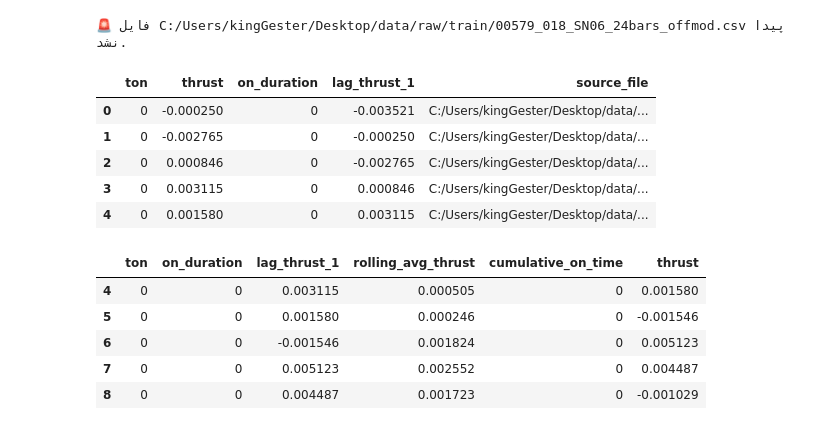
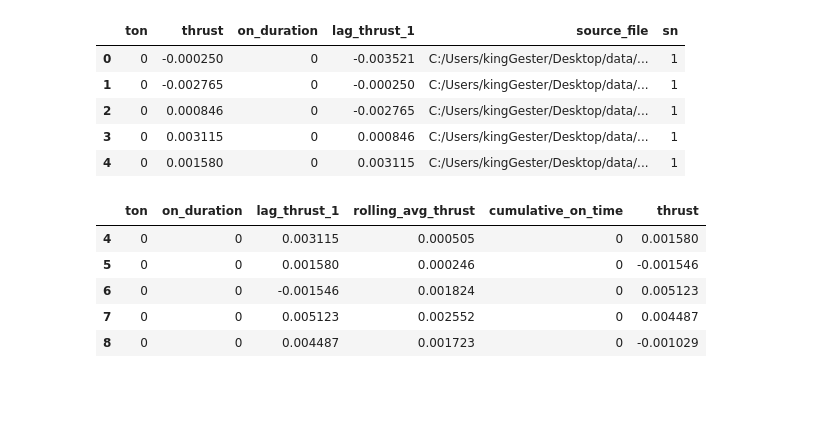
Before and after one commit to KingGester/spacecraft-thruster-prediction, a Jupyter notebook: notebooks/03_dynamic_features_model.ipynb, the cells around one changed output. Cells and saved outputs as stored; diff of their text form; code cells hidden in the pictures; blank space fills up the shorter version.

```diff
--- a/notebooks/03_dynamic_features_model.ipynb
+++ b/notebooks/03_dynamic_features_model.ipynb
@@ -7,13 +7,13 @@ meta = pd.read_csv(metadata_path)
 
 
 def get_full_path(row):
-    folder = 'train' if row['sn'] <= 12 else 'test'
+    folder = 'train' if row['sn'] <= 4 else 'test'
     return f"C:/Users/kingGester/Desktop/data/raw/{folder}/{row['filename']}"
 
 meta['full_path'] = meta.apply(get_full_path, axis=1)
 
 
-train_data = meta[meta['sn'] <= 12]
+train_data = meta[meta['sn'] <= 4]
 
 
 def process_test_file(file_path, target_column='thrust'):
@@ -39,41 +39,47 @@ def process_test_file(file_path, target_column='thrust'):
                 count = 0
             on_duration.append(count)
         df['on_duration'] = on_duration
 
         # ویژگی lag thrust
         df['lag_thrust_1'] = df[target_column].shift(1)
         df.dropna(inplace=True)
 
         df['source_file'] = file_path
         return df
 
     except Exception as e:
         print(f"🚨 خطا در فایل {file_path}: {e}")
         return None
 
 
 
 
 
 # جمع‌آوری داده‌ها
-all_train_frames = []
+# مشکل این کد این است که متغیر all_train_frames قبل از استفاده تعریف نشده است.
+# باید قبل از حلقه، all_train_frames را به صورت یک لیست خالی تعریف کنید:
+
+all_train_frames = []  # 🟥 اضافه کردن این خط برای رفع خطا
 
 for idx, row in train_data.iterrows():
     file_path = row['full_path']
+    sn_value = row['sn']  # 🟡 مقدار SN از metadata
+
     df = process_test_file(file_path, target_column='thrust')
     if df is not None:
+        df['sn'] = sn_value  # 🟢 اضافه کردن SN به هر رکورد
         all_train_frames.append(df)
+
 
 df_train = pd.concat(all_train_frames, ignore_index=True)
 df_train.head()
 # %% [output]
-🚨 فایل C:/Users/kingGester/Desktop/data/raw/train/00579_018_SN06_24bars_offmod.csv پیدا نشد.
-|  | ton | thrust | on_duration | lag_thrust_1 | source_file |
-| 0 | 0 | -0.000250 | 0 | -0.003521 | C:/Users/kingGester/Desktop/data/... |
-| 1 | 0 | -0.002765 | 0 | -0.000250 | C:/Users/kingGester/Desktop/data/... |
-| 2 | 0 | 0.000846 | 0 | -0.002765 | C:/Users/kingGester/Desktop/data/... |
-| 3 | 0 | 0.003115 | 0 | 0.000846 | C:/Users/kingGester/Desktop/data/... |
-| 4 | 0 | 0.001580 | 0 | 0.003115 | C:/Users/kingGester/Desktop/data/... |
+|  | ton | thrust | on_duration | lag_thrust_1 | source_file | sn |
+| 0 | 0 | -0.000250 | 0 | -0.003521 | C:/Users/kingGester/Desktop/data/... | 1 |
+| 1 | 0 | -0.002765 | 0 | -0.000250 | C:/Users/kingGester/Desktop/data/... | 1 |
+| 2 | 0 | 0.000846 | 0 | -0.002765 | C:/Users/kingGester/Desktop/data/... | 1 |
+| 3 | 0 | 0.003115 | 0 | 0.000846 | C:/Users/kingGester/Desktop/data/... | 1 |
+| 4 | 0 | 0.001580 | 0 | 0.003115 | C:/Users/kingGester/Desktop/data/... | 1 |
 # %%
 # ساخت rolling average (میانگین thrust در 5 مرحله اخیر)
 df_train['rolling_avg_thrust'] = df_train['thrust'].rolling(window=5).mean()
```
Also changed, not shown: parts of 4 cells of this notebook.
